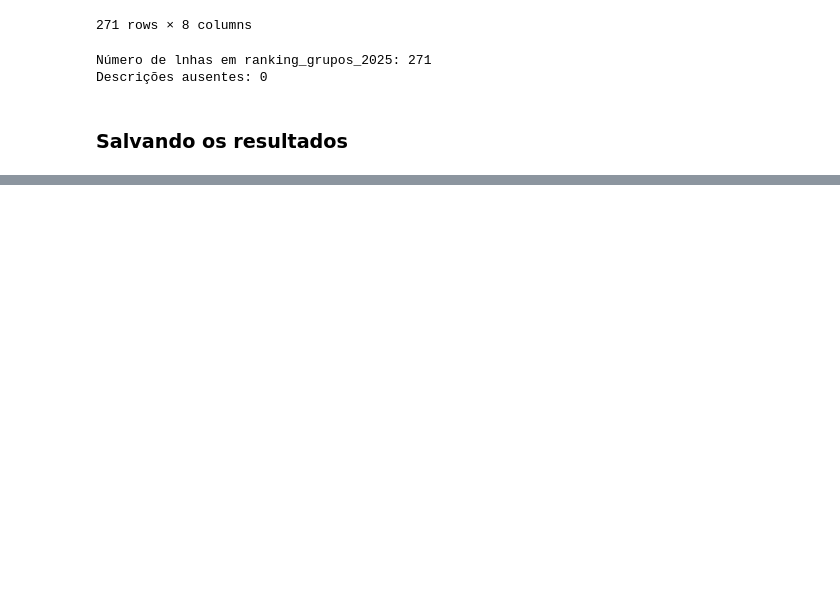
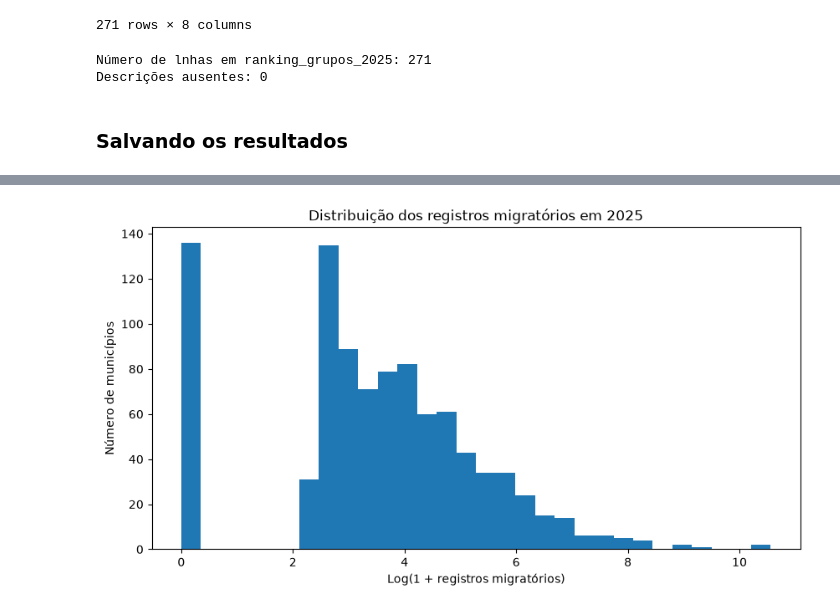
Before and after one commit to Vinivioto/uniesf-opportunity-map, a Jupyter notebook: notebooks/02_exploracao_trabalho.ipynb, the cells around one changed output, grey strips where cells are left out. Drawn from its saved outputs; the diff is of its cells as text; code cells hidden in the pictures; blank space fills up the shorter version.

```diff
--- a/notebooks/02_exploracao_trabalho.ipynb
+++ b/notebooks/02_exploracao_trabalho.ipynb
@@ -1099,0 +1485,13 @@ ranking_grupos_2025.to_parquet(path="../data/processed/trabalho/emprego_por_grup
+# %%
+indicadores_integrados = indicadores_integrados.merge(
+    ibge_municipios[['codigo_ibge','municipio', 'uf']],
+    on='codigo_ibge',
+    how='left',
+    validate='many_to_one',
+    suffixes=('', '_ibge')
+)
+# %%
+indicadores_integrados['municipio'] = indicadores_integrados['municipio'].fillna(indicadores_integrados['municipio_ibge'])
+indicadores_integrados['uf'] = indicadores_integrados['uf'].fillna(indicadores_integrados['uf_ibge'])
+
+print(indicadores_integrados.isna().sum())
@@ -1099,0 +1514,4 @@ ranking_grupos_2025.to_parquet(path="../data/processed/trabalho/emprego_por_grup
+# %%
+# Removendo colunas auxiliares
+
+indicadores_integrados.drop(columns={'municipio_ibge', 'uf_ibge'}, inplace=True)
@@ -1099,0 +1588,9 @@ ranking_grupos_2025.to_parquet(path="../data/processed/trabalho/emprego_por_grup
+# %%
+# Salvando a base integrada
+
+indicadores_integrados["_merge"] = indicadores_integrados["_merge"].astype(str)
+
+indicadores_integrados.to_parquet(
+    "../data/processed/indicadores_integrados_municipais.parquet",
+    index=False
+)
@@ -1099,0 +1705,16 @@ ranking_grupos_2025.to_parquet(path="../data/processed/trabalho/emprego_por_grup
+# %%
+# Plot de registros migratórios
+
+# Histograma com transformação logarítmica
+np.log1p(indicadores_integrados["2025"].dropna()).plot(
+    kind="hist",
+    bins=30,
+    figsize=(10, 5)
+)
+
+plt.title("Distribuição dos registros migratórios em 2025")
+plt.xlabel("Log(1 + registros migratórios)")
+plt.ylabel("Número de municípios")
+plt.show()
+# %% [output]
+[figure, added]
```
Also changed, not shown: parts of 64 cells of this notebook, 2 other files.
